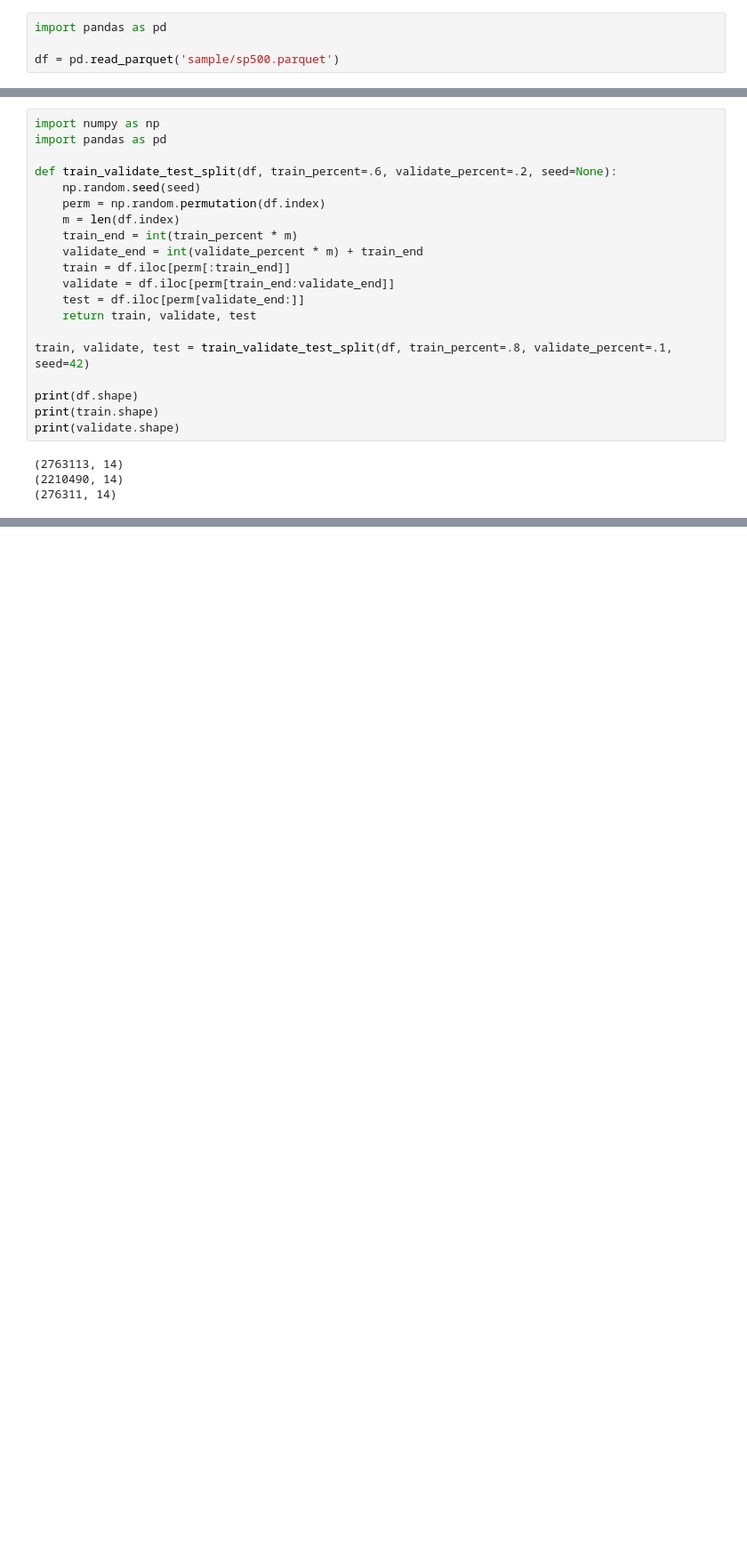
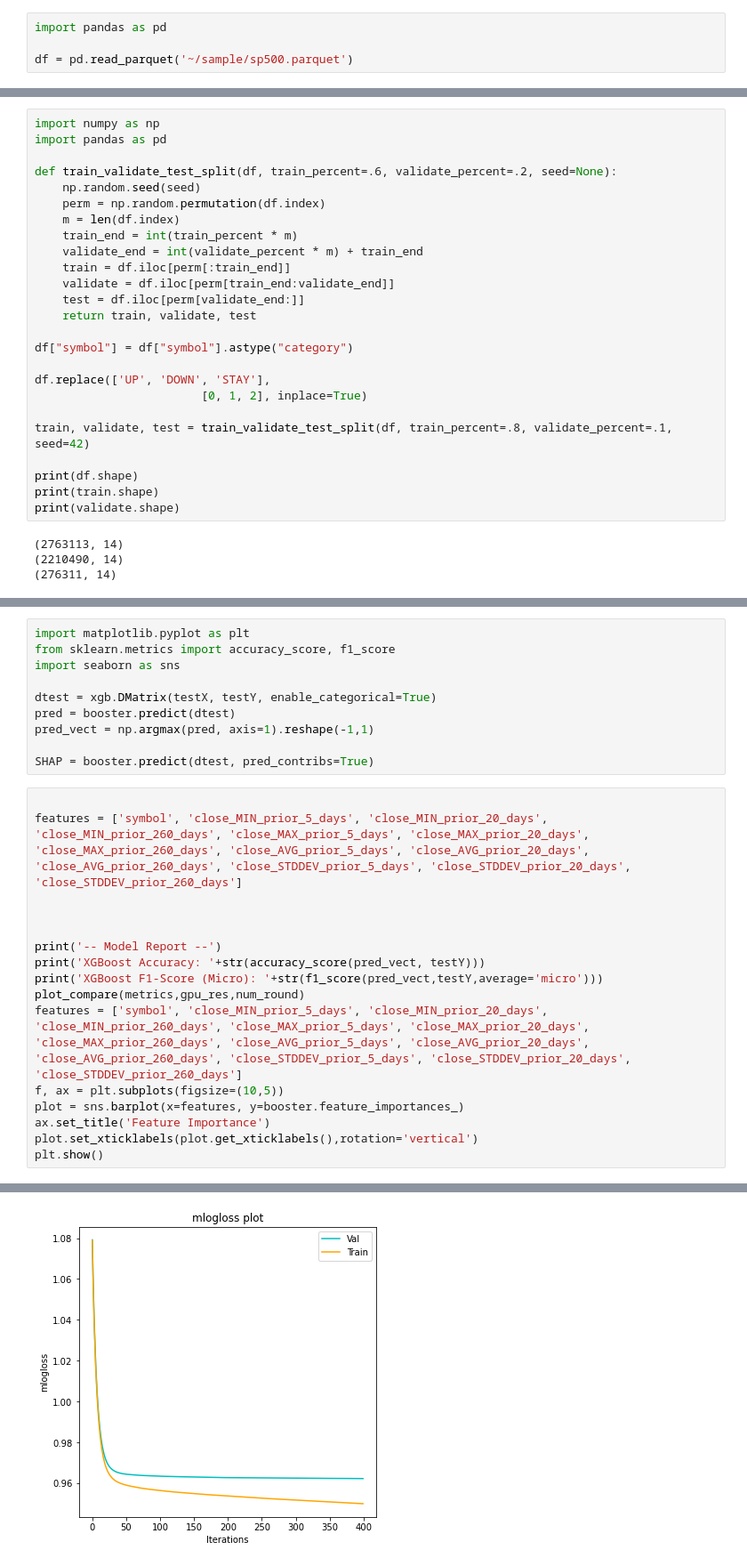
Before and after one commit to marcin-je/jupyter, a Jupyter notebook: ml4f-boostedtrees.ipynb, the cells around one changed output, grey strips where cells are left out. Shown: that part at 89% size. Cells and saved outputs as stored; diff of their text form; blank space fills up the shorter version.

```diff
--- a/ml4f-boostedtrees.ipynb
+++ b/ml4f-boostedtrees.ipynb
@@ -25,5 +22,5 @@ Successfully installed cramjam-2.6.2 fastparquet-2022.12.0 fsspec-2022.11.0
 # %%
 import pandas as pd
 
-df = pd.read_parquet('sample/sp500.parquet')
+df = pd.read_parquet('~/sample/sp500.parquet')
 # %%
@@ -55,6 +42,11 @@ def train_validate_test_split(df, train_percent=.6, validate_percent=.2, seed=No
     test = df.iloc[perm[validate_end:]]
     return train, validate, test
 
+df["symbol"] = df["symbol"].astype("category")
+
+df.replace(['UP', 'DOWN', 'STAY'],
+                        [0, 1, 2], inplace=True)
+
 train, validate, test = train_validate_test_split(df, train_percent=.8, validate_percent=.1, seed=42)
 
 print(df.shape)
@@ -66,0 +268,27 @@ print(validate.shape)
+# %%
+import matplotlib.pyplot as plt
+from sklearn.metrics import accuracy_score, f1_score
+import seaborn as sns
+
+dtest = xgb.DMatrix(testX, testY, enable_categorical=True)
+pred = booster.predict(dtest)
+pred_vect = np.argmax(pred, axis=1).reshape(-1,1)
+
+SHAP = booster.predict(dtest, pred_contribs=True)
+# %%
+
+features = ['symbol', 'close_MIN_prior_5_days', 'close_MIN_prior_20_days', 'close_MIN_prior_260_days', 'close_MAX_prior_5_days', 'close_MAX_prior_20_days', 'close_MAX_prior_260_days', 'close_AVG_prior_5_days', 'close_AVG_prior_20_days', 'close_AVG_prior_260_days', 'close_STDDEV_prior_5_days', 'close_STDDEV_prior_20_days', 'close_STDDEV_prior_260_days']
+
+
+
+print('-- Model Report --')
+print('XGBoost Accuracy: '+str(accuracy_score(pred_vect, testY)))
+print('XGBoost F1-Score (Micro): '+str(f1_score(pred_vect,testY,average='micro')))
+plot_compare(metrics,gpu_res,num_round)
+features = ['symbol', 'close_MIN_prior_5_days', 'close_MIN_prior_20_days', 'close_MIN_prior_260_days', 'close_MAX_prior_5_days', 'close_MAX_prior_20_days', 'close_MAX_prior_260_days', 'close_AVG_prior_5_days', 'close_AVG_prior_20_days', 'close_AVG_prior_260_days', 'close_STDDEV_prior_5_days', 'close_STDDEV_prior_20_days', 'close_STDDEV_prior_260_days']
+f, ax = plt.subplots(figsize=(10,5))
+plot = sns.barplot(x=features, y=booster.feature_importances_)
+ax.set_title('Feature Importance')
+plot.set_xticklabels(plot.get_xticklabels(),rotation='vertical')
+plt.show()
+# %% [output]
@@ -66,0 +298 @@ print(validate.shape)
+[figure, added]
```
Also changed, not shown: parts of 10 cells of this notebook, 4 other files.
